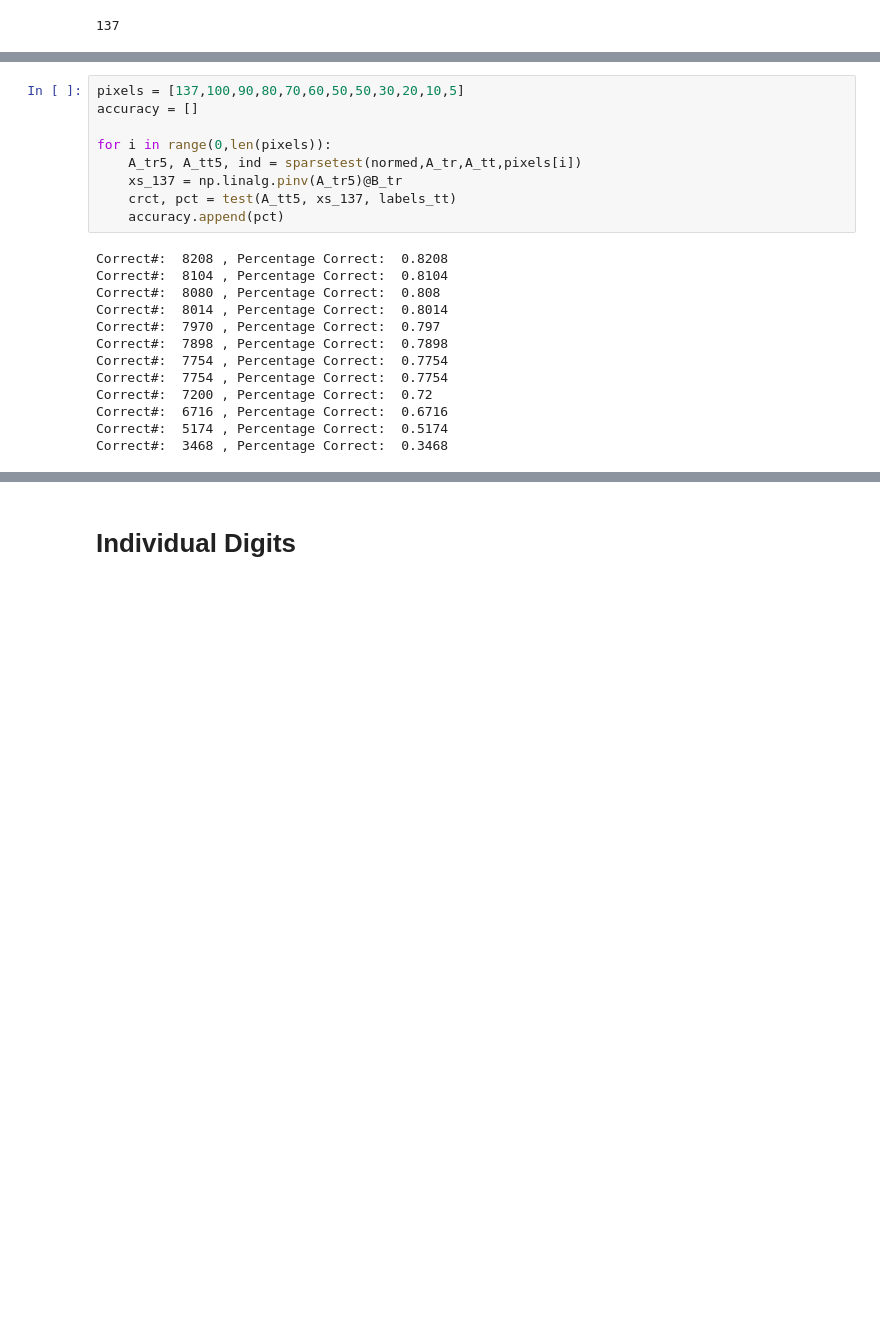
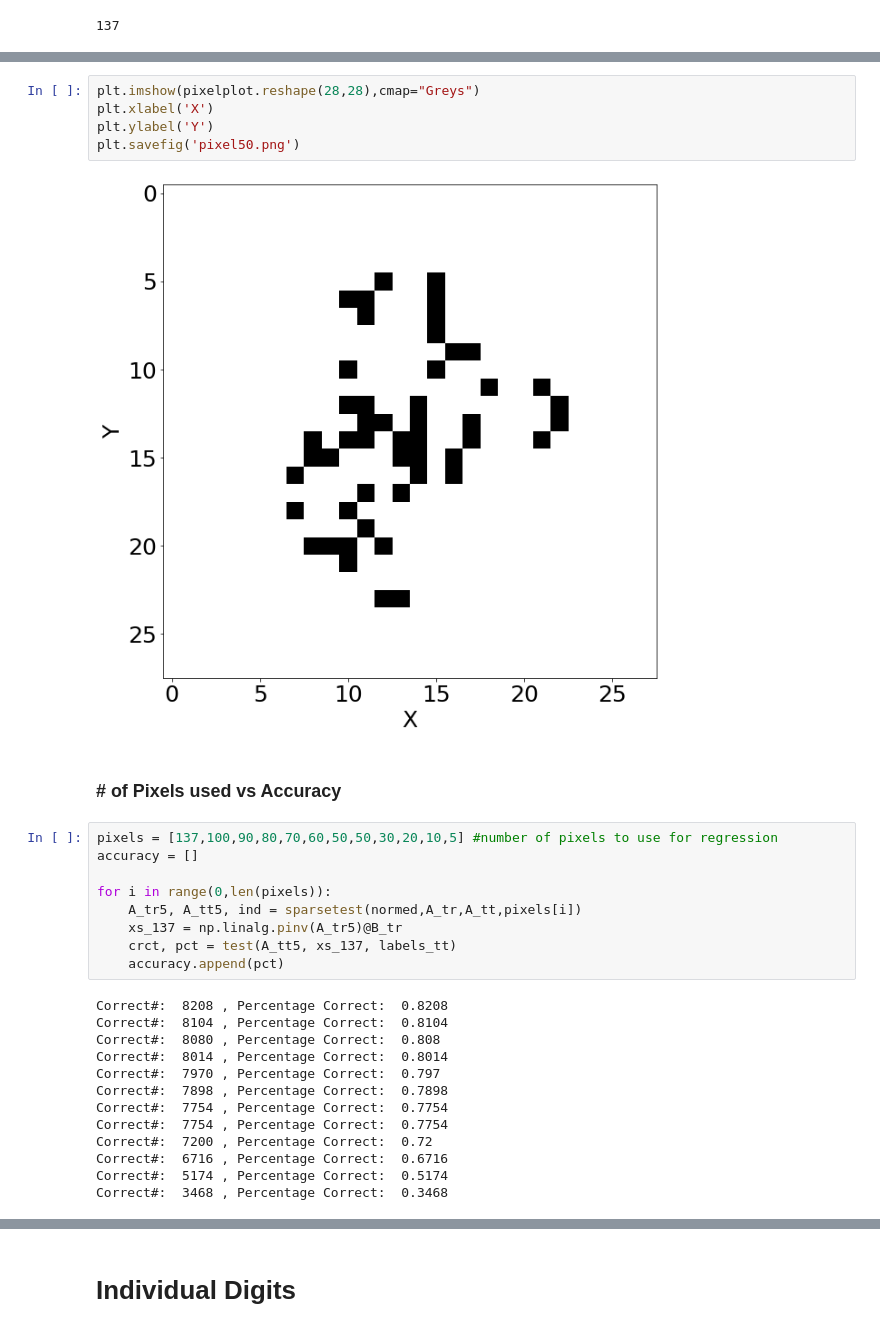
Before and after one commit to chrismhl/AMATH563, a Jupyter notebook: Homework1/AMATH563_Homework1_Code.ipynb, the cells around one changed output, grey strips where cells are left out. Drawn from its saved outputs; the diff is of its cells as text; blank space fills up the shorter version.

```diff
--- a/Homework1/AMATH563_Homework1_Code.ipynb
+++ b/Homework1/AMATH563_Homework1_Code.ipynb
@@ -360,5 +378,14 @@ np.count_nonzero(normed)
+# %%
+plt.imshow(pixelplot.reshape(28,28),cmap="Greys")
+plt.xlabel('X')
+plt.ylabel('Y')
+plt.savefig('pixel50.png')
+# %% [output]
+[figure, added]
+# %% [markdown]
+### # of Pixels used vs Accuracy
 # %%
-pixels = [137,100,90,80,70,60,50,50,30,20,10,5]
+pixels = [137,100,90,80,70,60,50,50,30,20,10,5] #number of pixels to use for regression
 accuracy = []
 
 for i in range(0,len(pixels)):
```
Also changed, not shown: parts of 17 cells of this notebook.
